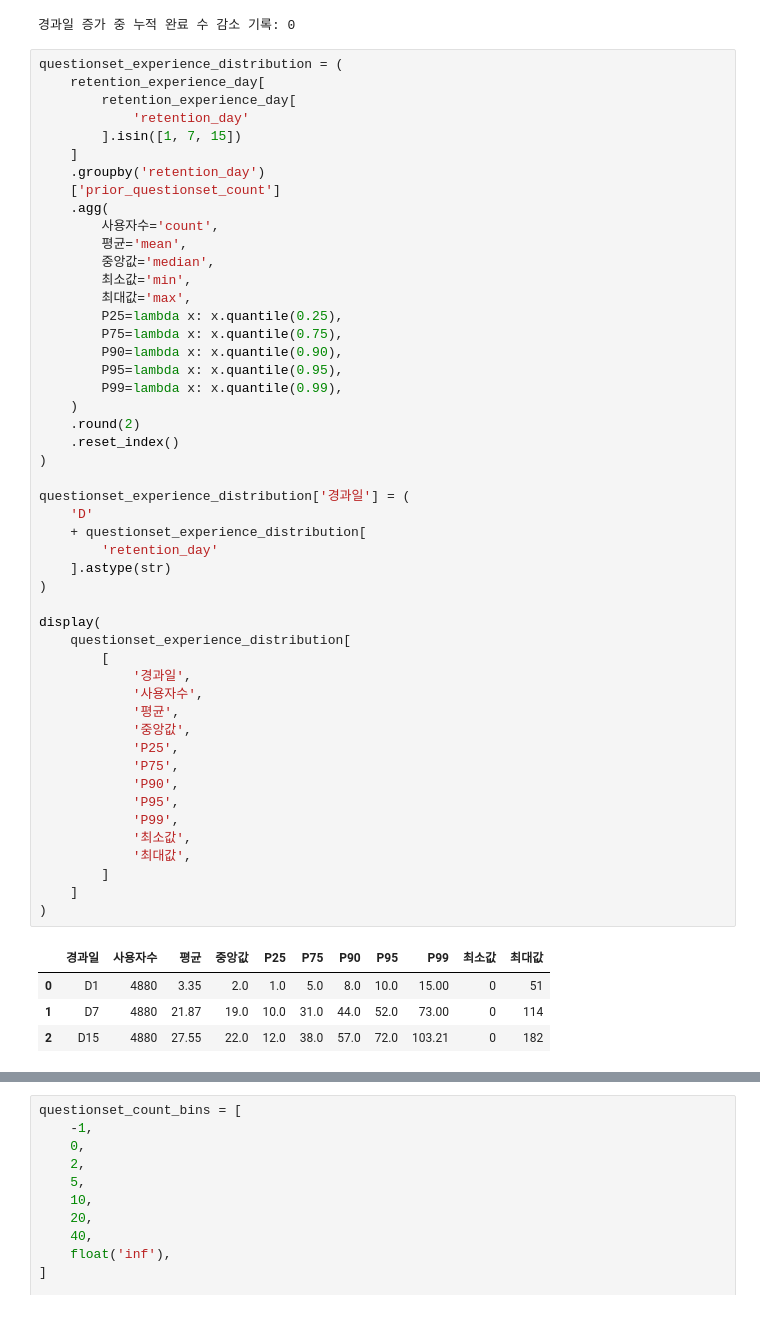
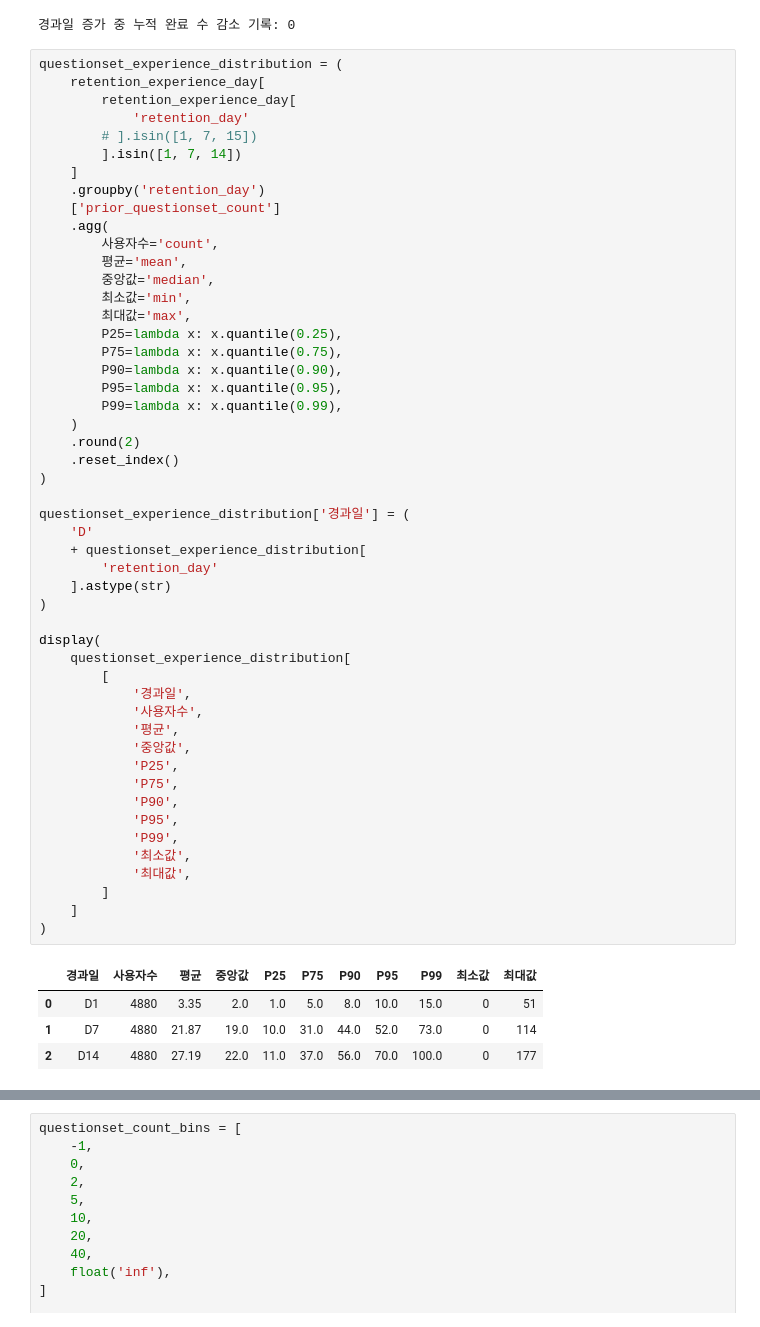
Before and after one commit to zoo-no-s/sns_service_analysis, a Jupyter notebook: notebooks/retention_zoonos.ipynb, the cells around one changed output, grey strips where cells are left out. Drawn from its saved outputs; the diff is of its cells as text.

```diff
--- a/notebooks/retention_zoonos.ipynb
+++ b/notebooks/retention_zoonos.ipynb
@@ -2755,7 +2757,8 @@ questionset_experience_distribution = (
     retention_experience_day[
         retention_experience_day[
             'retention_day'
-        ].isin([1, 7, 15])
+        # ].isin([1, 7, 15])
+        ].isin([1, 7, 14])
     ]
     .groupby('retention_day')
     ['prior_questionset_count']
@@ -2774,36 +2777,36 @@ questionset_experience_distribution = (
     .round(2)
     .reset_index()
 )
 
 questionset_experience_distribution['경과일'] = (
     'D'
     + questionset_experience_distribution[
         'retention_day'
     ].astype(str)
 )
 
 display(
     questionset_experience_distribution[
         [
             '경과일',
             '사용자수',
             '평균',
             '중앙값',
             'P25',
             'P75',
             'P90',
             'P95',
             'P99',
             '최소값',
             '최대값',
         ]
     ]
 )
 # %% [output]
 |  | 경과일 | 사용자수 | 평균 | 중앙값 | P25 | P75 | P90 | P95 | P99 | 최소값 | 최대값 |
-| 0 | D1 | 4880 | 3.35 | 2.0 | 1.0 | 5.0 | 8.0 | 10.0 | 15.00 | 0 | 51 |
-| 1 | D7 | 4880 | 21.87 | 19.0 | 10.0 | 31.0 | 44.0 | 52.0 | 73.00 | 0 | 114 |
-| 2 | D15 | 4880 | 27.55 | 22.0 | 12.0 | 38.0 | 57.0 | 72.0 | 103.21 | 0 | 182 |
+| 0 | D1 | 4880 | 3.35 | 2.0 | 1.0 | 5.0 | 8.0 | 10.0 | 15.0 | 0 | 51 |
+| 1 | D7 | 4880 | 21.87 | 19.0 | 10.0 | 31.0 | 44.0 | 52.0 | 73.0 | 0 | 114 |
+| 2 | D14 | 4880 | 27.19 | 22.0 | 11.0 | 37.0 | 56.0 | 70.0 | 100.0 | 0 | 177 |
 # %%
 display(
     retention_experience_day[
```
Also changed, not shown: parts of 66 cells of this notebook.
